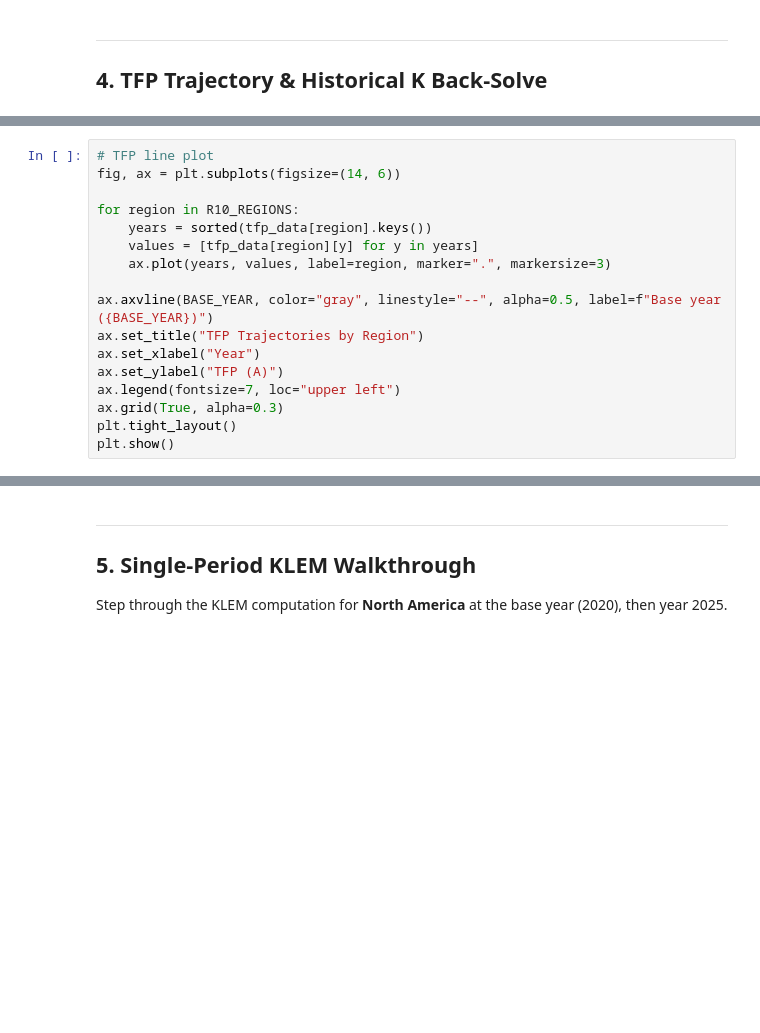
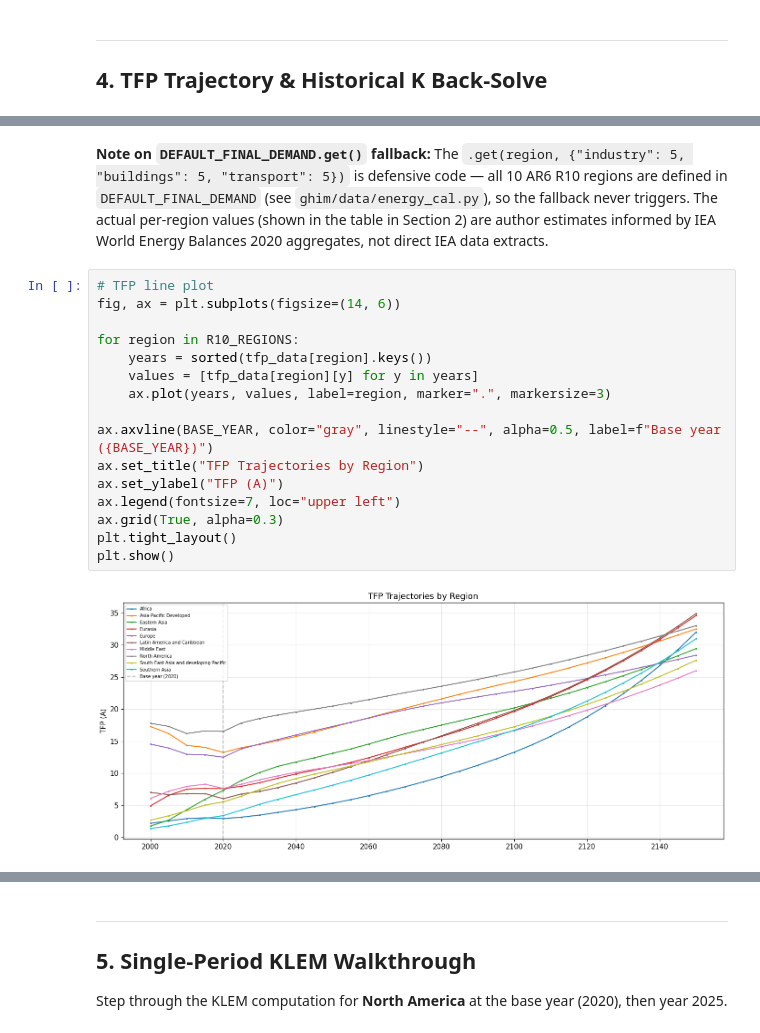
Before and after one commit to hyuntaechoi634/ghim-energy-module, a Jupyter notebook: notebooks/klem_validation.ipynb, the cells around one changed output, grey strips where cells are left out. Cells and saved outputs as stored; diff of their text form; blank space fills up the shorter version.

```diff
--- a/notebooks/klem_validation.ipynb
+++ b/notebooks/klem_validation.ipynb
@@ -227,17 +391,20 @@ display(tfp_table.round(6))
+# %% [markdown]
+**Note on `DEFAULT_FINAL_DEMAND.get()` fallback:** The `.get(region, {"industry": 5, "buildings": 5, "transport": 5})` is defensive code — all 10 AR6 R10 regions are defined in `DEFAULT_FINAL_DEMAND` (see `ghim/data/energy_cal.py`), so the fallback never triggers. The actual per-region values (shown in the table in Section 2) are author estimates informed by IEA World Energy Balances 2020 aggregates, not direct IEA data extracts.
 # %%
 # TFP line plot
 fig, ax = plt.subplots(figsize=(14, 6))
 
 for region in R10_REGIONS:
     years = sorted(tfp_data[region].keys())
     values = [tfp_data[region][y] for y in years]
     ax.plot(years, values, label=region, marker=".", markersize=3)
 
 ax.axvline(BASE_YEAR, color="gray", linestyle="--", alpha=0.5, label=f"Base year ({BASE_YEAR})")
 ax.set_title("TFP Trajectories by Region")
-ax.set_xlabel("Year")
 ax.set_ylabel("TFP (A)")
 ax.legend(fontsize=7, loc="upper left")
 ax.grid(True, alpha=0.3)
 plt.tight_layout()
 plt.show()
+# %% [output]
+[figure, added]
```
Also changed, not shown: parts of 43 cells of this notebook.
